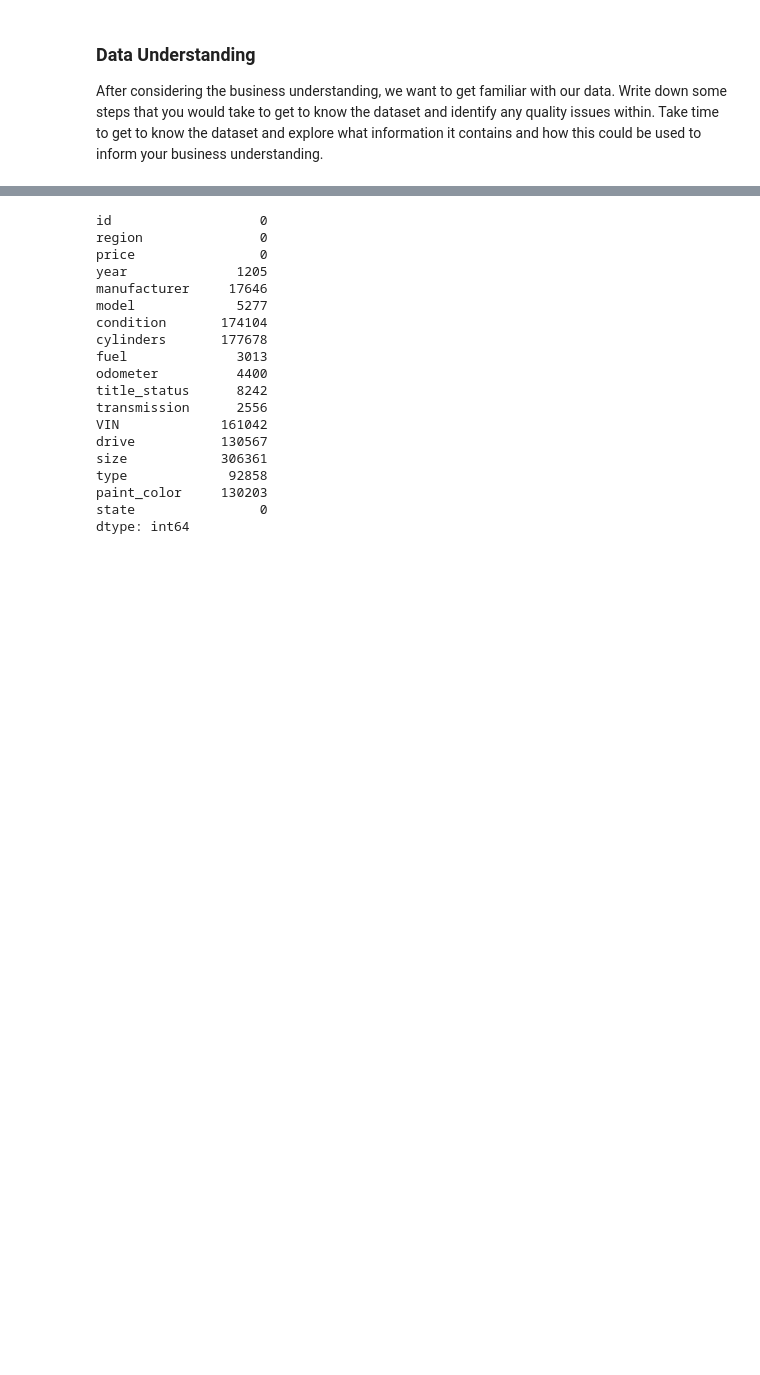
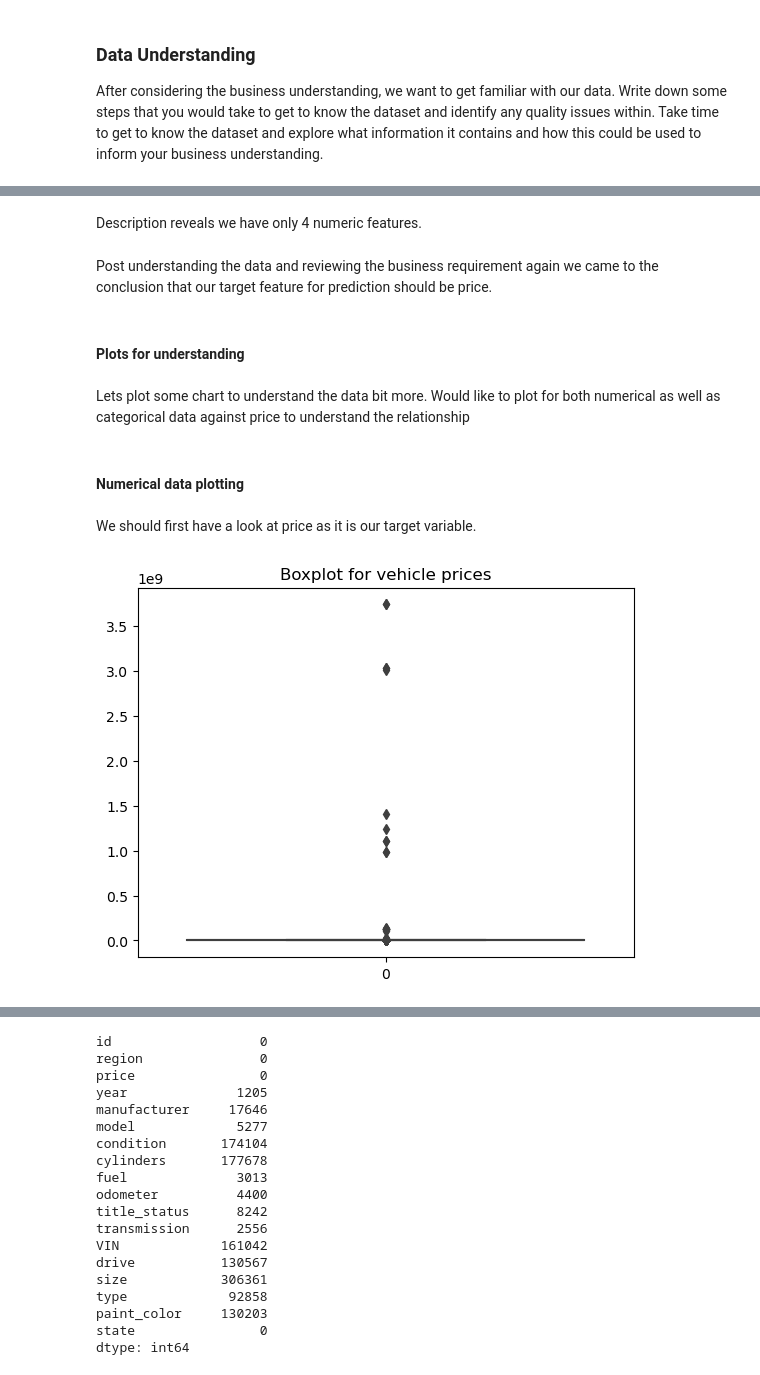
Before and after one commit to parthoghosh24/used_car_prediction, a Jupyter notebook: used_car_prediction.ipynb, the cells around one changed output, grey strips where cells are left out. Drawn from its saved outputs; the diff is of its cells as text; code cells hidden in the pictures; blank space fills up the shorter version.

```diff
--- a/used_car_prediction.ipynb
+++ b/used_car_prediction.ipynb
@@ -74,0 +94,18 @@ sns.pairplot(vehicles.corr())
+# %% [markdown]
+Description reveals we have only 4 numeric features.
+# %% [markdown]
+Post understanding the data and reviewing the business requirement again we came to the conclusion that our target feature for prediction should be price.
+# %% [markdown]
+#### Plots for understanding
+# %% [markdown]
+Lets plot some chart to understand the data bit more. Would like to plot for both numerical as well as categorical data against price to understand the relationship
+# %% [markdown]
+#### Numerical data plotting
+# %% [markdown]
+We should first have a look at price as it is our target variable.
+# %%
+sns.boxplot(data = vehicles['price'])
+plt.title('Boxplot for vehicle prices')
+plt.savefig('images/vehicle_prices_boxplot.png')
+# %% [output]
+[figure, added]
```
Also changed, not shown: parts of 147 cells of this notebook, 22 other files.
